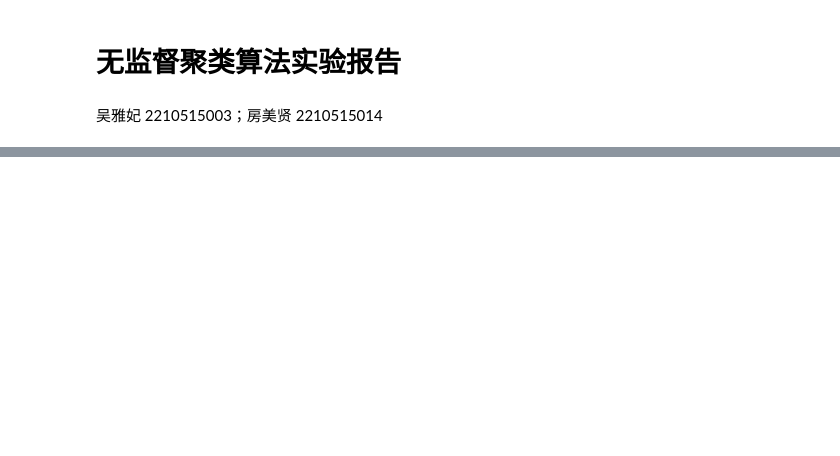
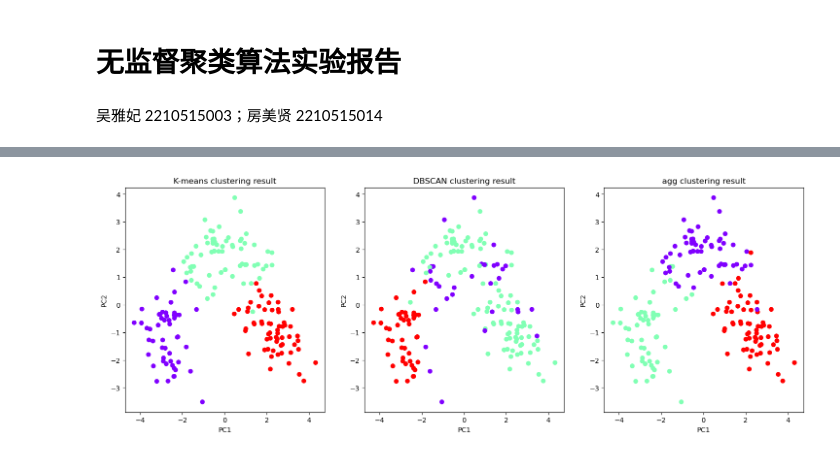
Before and after one commit to Finorita/Machine-Learning, a Jupyter notebook: homework4-code.ipynb, the cells around one changed output, grey strips where cells are left out. Saved outputs shown, nothing was run; the diff lists cells and outputs as text; code cells hidden in the pictures; blank space fills up the shorter version.

```diff
--- a/homework4-code.ipynb
+++ b/homework4-code.ipynb
@@ -500,0 +372,47 @@ ROCK（基于链接的聚类）可以解决离散属性数据的聚类问题。
+# %%
+# 导入所需的库
+import pandas as pd
+import numpy as np
+import matplotlib.pyplot as plt
+from sklearn.cluster import KMeans, DBSCAN
+from sklearn.metrics import silhouette_score, adjusted_rand_score
+from sklearn.preprocessing import StandardScaler
+from sklearn.decomposition import PCA
+from sklearn.cluster import AgglomerativeClustering
+# 使用K-means聚类算法，设置簇的个数为2，生成聚类簇
+kmeans = KMeans(n_clusters=3, random_state=0)
+kmeans.fit(X)
+kmeans_labels = kmeans.labels_
+
+# 使用DBSCAN聚类算法，设置邻域半径为2.5，最小样本数为10，生成聚类簇
+dbscan = DBSCAN(eps=2.5, min_samples=10)
+dbscan.fit(X)
+dbscan_labels = dbscan.labels_
+
+# 凝聚型层次聚类模型，使用欧氏距离和ward连接方式
+agg = AgglomerativeClustering(n_clusters=3, affinity="euclidean", linkage="ward")
+# 对数据进行聚类，得到标签
+hier_labels = agg.fit_predict(X)
+
+# 绘制三种聚类方法的结果的可视化图表，比较不同方法之间的差异和特点
+plt.figure(figsize=(18, 6))
+plt.subplot(131)
+pca = PCA(n_components=2)
+X_pca = pca.fit_transform(X)
+plt.scatter(X_pca[:, 0], X_pca[:, 1], c=kmeans_labels, cmap="rainbow")
+plt.title("K-means clustering result")
+plt.xlabel("PC1")
+plt.ylabel("PC2")
+plt.subplot(132)
+plt.scatter(X_pca[:, 0], X_pca[:, 1], c=dbscan_labels, cmap="rainbow")
+plt.title("DBSCAN clustering result")
+plt.xlabel("PC1")
+plt.ylabel("PC2")
+plt.subplot(133)
+plt.scatter(X_pca[:, 0], X_pca[:, 1], c=hier_labels, cmap="rainbow")
+plt.title("agg clustering result")
+plt.xlabel("PC1")
+plt.ylabel("PC2")
+plt.show()
+# %% [output]
+[figure, added]
```
Also changed, not shown: parts of 61 cells of this notebook, 1 other file.
